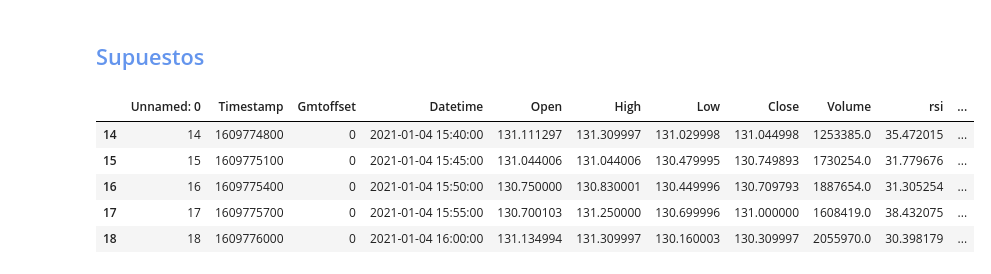
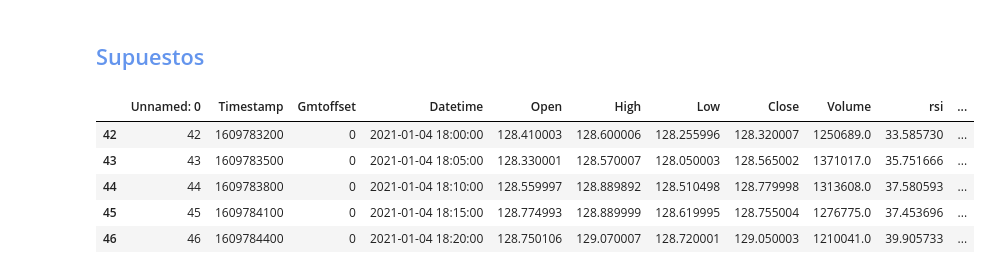
Before and after one commit to LuisMB09/Trading, a Jupyter notebook: Backtest.ipynb, the cells around one changed output. Cells and saved outputs as stored; diff of their text form; code cells hidden in the pictures.

```diff
--- a/Backtest.ipynb
+++ b/Backtest.ipynb
@@ -19,21 +19,21 @@ sns.set_theme()
 # %%
 data = pd.read_csv('aapl_5m_train.csv').dropna()
 # %%
-rsi_indicator = ta.momentum.RSIIndicator(close=data.Close, window=15)
+rsi_indicator = ta.momentum.RSIIndicator(close=data.Close, window=43)
 
 data['rsi'] = rsi_indicator.rsi()
-data['buy_signal'] = data['rsi'] < 16
-data['sell_signal'] = data['rsi'] > 80
+data['buy_signal'] = data['rsi'] < 29
+data['sell_signal'] = data['rsi'] > 67
 
 data = data.dropna()
 data.head()
 # %% [output]
 |  | Unnamed: 0 | Timestamp | Gmtoffset | Datetime | Open | High | Low | Close | Volume | rsi | ... |
-| 14 | 14 | 1609774800 | 0 | 2021-01-04 15:40:00 | 131.111297 | 131.309997 | 131.029998 | 131.044998 | 1253385.0 | 35.472015 | ... |
-| 15 | 15 | 1609775100 | 0 | 2021-01-04 15:45:00 | 131.044006 | 131.044006 | 130.479995 | 130.749893 | 1730254.0 | 31.779676 | ... |
-| 16 | 16 | 1609775400 | 0 | 2021-01-04 15:50:00 | 130.750000 | 130.830001 | 130.449996 | 130.709793 | 1887654.0 | 31.305254 | ... |
-| 17 | 17 | 1609775700 | 0 | 2021-01-04 15:55:00 | 130.700103 | 131.250000 | 130.699996 | 131.000000 | 1608419.0 | 38.432075 | ... |
-| 18 | 18 | 1609776000 | 0 | 2021-01-04 16:00:00 | 131.134994 | 131.309997 | 130.160003 | 130.309997 | 2055970.0 | 30.398179 | ... |
+| 42 | 42 | 1609783200 | 0 | 2021-01-04 18:00:00 | 128.410003 | 128.600006 | 128.255996 | 128.320007 | 1250689.0 | 33.585730 | ... |
+| 43 | 43 | 1609783500 | 0 | 2021-01-04 18:05:00 | 128.330001 | 128.570007 | 128.050003 | 128.565002 | 1371017.0 | 35.751666 | ... |
+| 44 | 44 | 1609783800 | 0 | 2021-01-04 18:10:00 | 128.559997 | 128.889892 | 128.510498 | 128.779998 | 1313608.0 | 37.580593 | ... |
+| 45 | 45 | 1609784100 | 0 | 2021-01-04 18:15:00 | 128.774993 | 128.889999 | 128.619995 | 128.755004 | 1276775.0 | 37.453696 | ... |
+| 46 | 46 | 1609784400 | 0 | 2021-01-04 18:20:00 | 128.750106 | 129.070007 | 128.720001 | 129.050003 | 1210041.0 | 39.905733 | ... |
 # %%
 from dataclasses import dataclass
 
```
Also changed, not shown: parts of 2 cells of this notebook, 1 other file.
